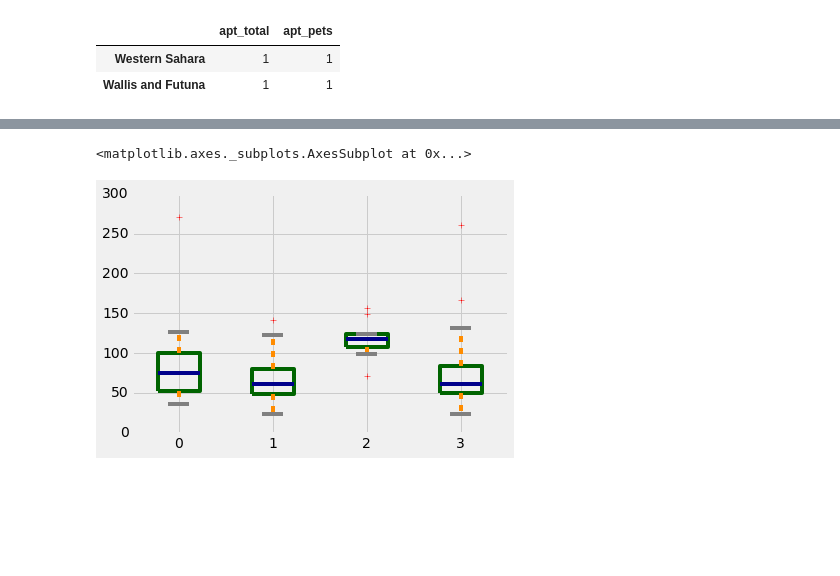
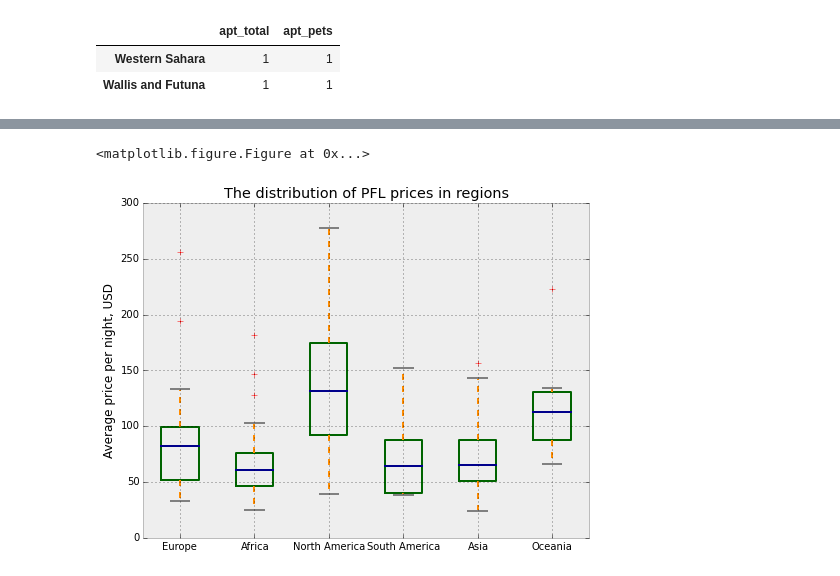
Before and after one commit to medennikova/pet-friendly, a Jupyter notebook: PetFriendly.ipynb, the cells around one changed output, grey strips where cells are left out. Cells and saved outputs as stored; diff of their text form; code cells hidden in the pictures; blank space fills up the shorter version.

```diff
--- a/PetFriendly.ipynb
+++ b/PetFriendly.ipynb
@@ -260,14 +334,31 @@ Americas is the most expensive region to rent an apartment with average price re
-# %%
-color = dict(boxes='DarkGreen', whiskers='DarkOrange',
-             medians='DarkBlue', caps='Gray')
-b_df = df_cut.groupby(['region'])[['apt_total_price']]
-eu = b_df.get_group('Europe')
-af = b_df.get_group('Africa')
-# am = b_df.get_group('Americas')
-oc = b_df.get_group('Oceania')
-ai = b_df.get_group('Asia')
-abr = pd.concat([eu, af, oc, ai], ignore_index=True, axis=1)
-abr.plot(kind='box', color=color, sym='r+')
-# %% [output]
-<matplotlib.axes._subplots.AxesSubplot at 0x...>
-[figure, removed]
+# %%
+# Make a boxplot
+color = dict(boxes='DarkGreen', whiskers='DarkOrange',
+             medians='DarkBlue', caps='Gray')
+plt.figure();
+
+# Split the data on 'apt_pets_price' into regional groups
+region_groups = df_cut.groupby(['region'])[['apt_pets_price']]
+
+# List of regions
+regions = df_cut['region'].unique()
+data = []
+
+# Add the data from the DF
+for item in regions:
+        a = region_groups.get_group(item)
+        data.append(a)
+
+# Make a new DF for regions
+box_df = pd.concat(data, ignore_index=True, axis=1)
+box_df.columns = regions
+
+# Plot the data
+box_df.plot(kind='box', sym='r+', color=color,
+            figsize=(8, 6)).set_ylim([0,300])
+plt.ylabel('Average price per night, USD')
+plt.title('The distribution of PFL prices in regions')
+plt.show()
+# %% [output]
+<matplotlib.figure.Figure at 0x...>
+[figure, added]
```
Also changed, not shown: parts of 51 cells of this notebook.
